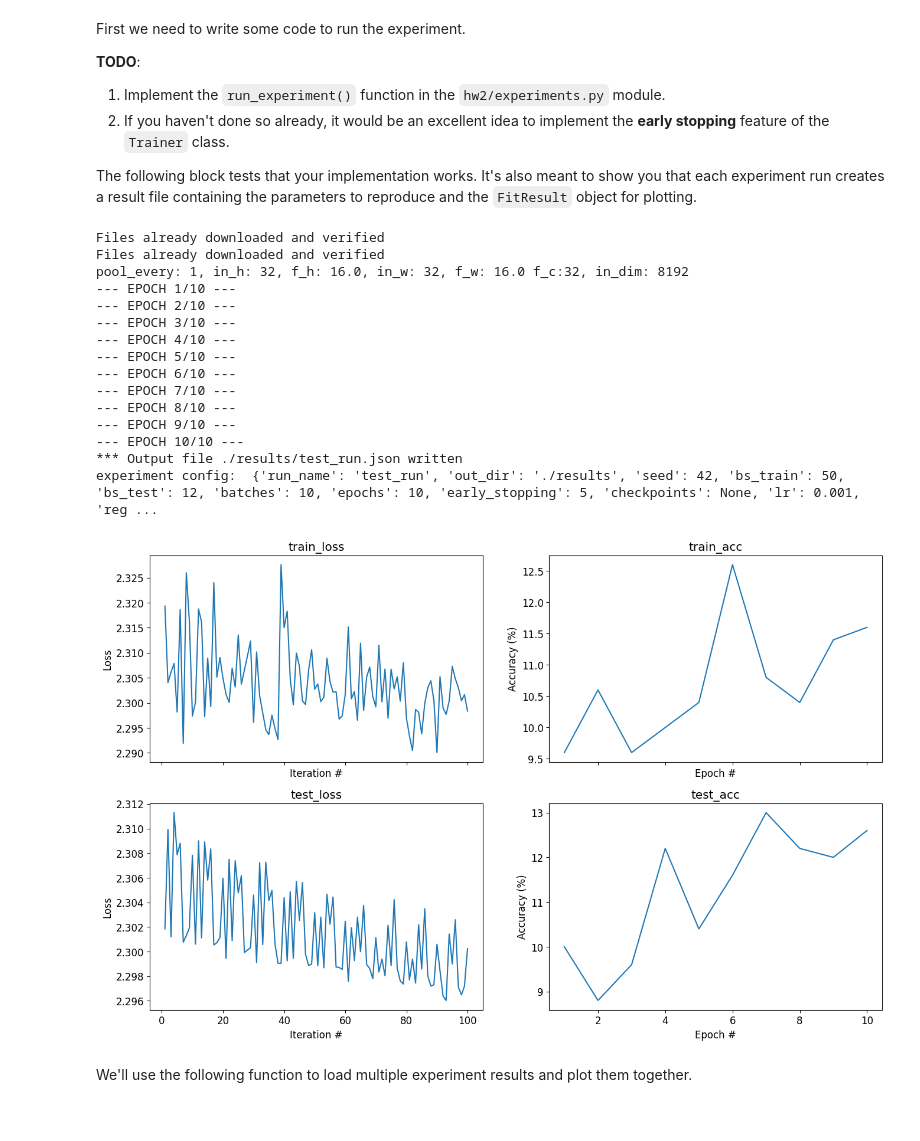
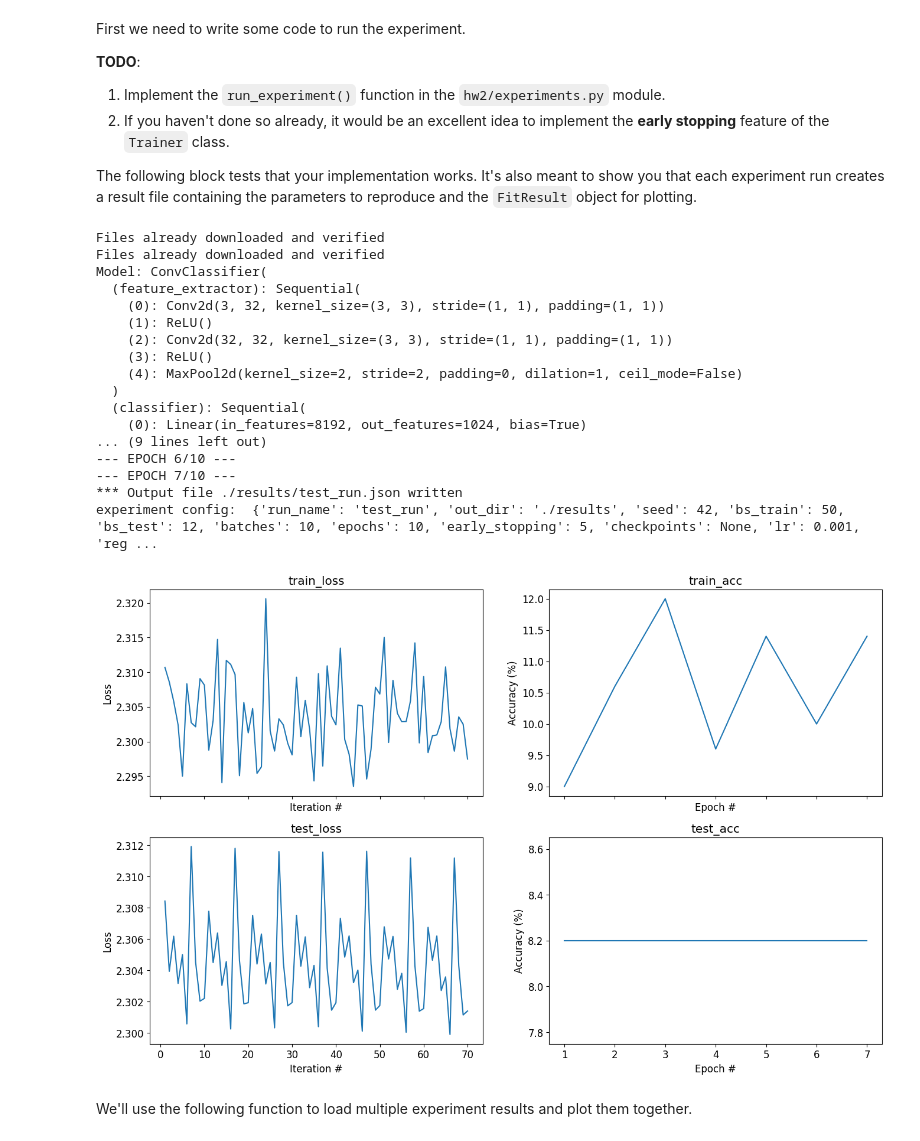
Before and after one commit to MarkNoaTAU/cnn_hm2, a Jupyter notebook: Part3_CNNs.ipynb, the cells around one changed output. Saved outputs shown, nothing was run; the diff lists cells and outputs as text; code cells hidden in the pictures.

```diff
--- a/Part3_CNNs.ipynb
+++ b/Part3_CNNs.ipynb
@@ -240,36 +237,38 @@ The following block tests that your implementation works. It's also meant to sho
 # %%
 import hw2.experiments as experiments
 from hw2.experiments import load_experiment
 from helpers.plot import plot_fit
 
 # Test experiment1 implementation on a few data samples and with a small model
 experiments.run_experiment('test_run', seed=seed, bs_train=50, batches=10, epochs=10, early_stopping=5,
-                           filters_per_layer=[32], layers_per_block=1, pool_every=1, hidden_dims=[100])
+                           filters_per_layer=[32], layers_per_block=2, pool_every=2, hidden_dims=[1024])
 
 # There should now be a file 'test_run.json' in your `results/` folder.
 # We can use it to load the results of the experiment.
 cfg, fit_res = load_experiment('results/test_run.json')
 _, _ = plot_fit(fit_res)
 
 # And `cfg` contains the exact parameters to reproduce it
 print('experiment config: ', cfg)
 # %% [output]
 Files already downloaded and verified
 Files already downloaded and verified
-pool_every: 1, in_h: 32, f_h: 16.0, in_w: 32, f_w: 16.0 f_c:32, in_dim: 8192
---- EPOCH 1/10 ---
---- EPOCH 2/10 ---
---- EPOCH 3/10 ---
---- EPOCH 4/10 ---
---- EPOCH 5/10 ---
+Model: ConvClassifier(
+  (feature_extractor): Sequential(
+    (0): Conv2d(3, 32, kernel_size=(3, 3), stride=(1, 1), padding=(1, 1))
+    (1): ReLU()
+    (2): Conv2d(32, 32, kernel_size=(3, 3), stride=(1, 1), padding=(1, 1))
+    (3): ReLU()
+    (4): MaxPool2d(kernel_size=2, stride=2, padding=0, dilation=1, ceil_mode=False)
+  )
+  (classifier): Sequential(
+    (0): Linear(in_features=8192, out_features=1024, bias=True)
+... (9 lines left out)
 --- EPOCH 6/10 ---
 --- EPOCH 7/10 ---
---- EPOCH 8/10 ---
---- EPOCH 9/10 ---
---- EPOCH 10/10 ---
 *** Output file ./results/test_run.json written
 experiment config:  {'run_name': 'test_run', 'out_dir': './results', 'seed': 42, 'bs_train': 50, 'bs_test': 12, 'batches': 10, 'epochs': 10, 'early_stopping': 5, 'checkpoints': None, 'lr': 0.001, 'reg ...
-[figure, old version]
+[figure, new version]
 # %% [markdown]
 We'll use the following function to load multiple experiment results and plot them together.
 # %%
```
Also changed, not shown: parts of 16 cells of this notebook, 2 other files.
